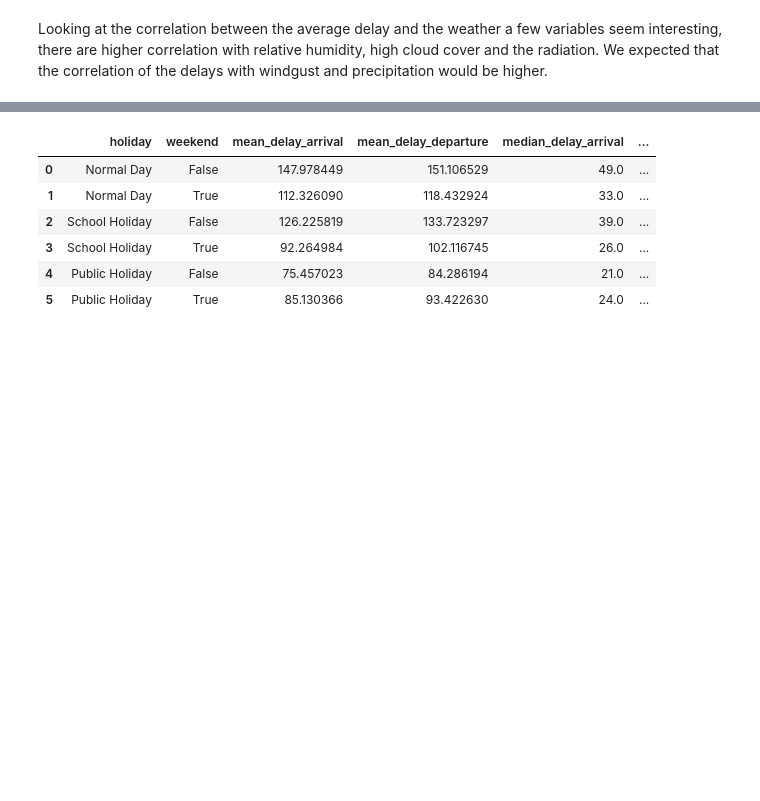
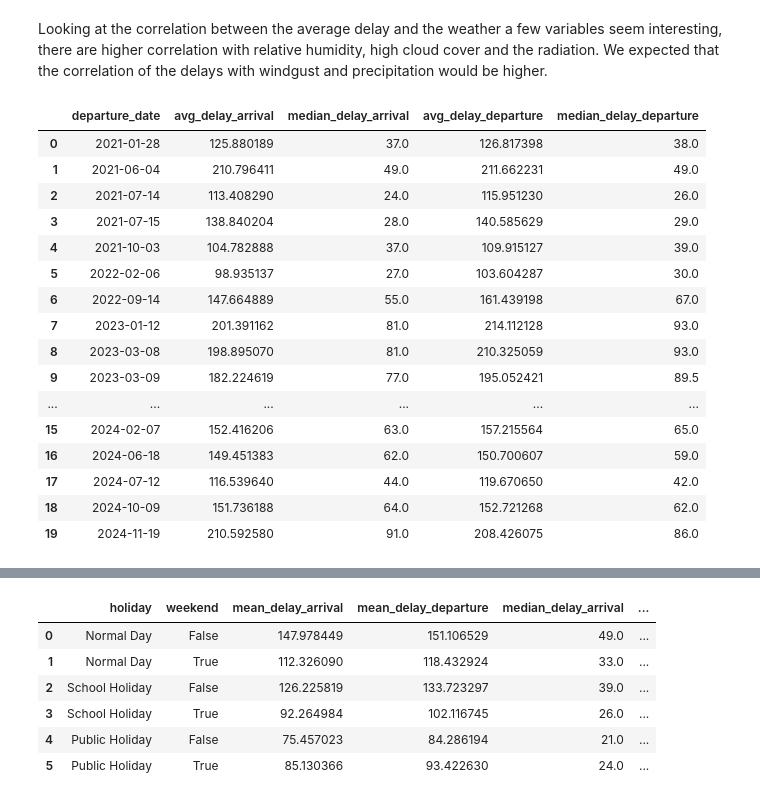
Before and after one commit to LeiY769/DataProject, a Jupyter notebook: eda.ipynb, the cells around one changed output, grey strips where cells are left out. Drawn from its saved outputs; the diff is of its cells as text; code cells hidden in the pictures; blank space fills up the shorter version.

Commit message:
Meteo eda + meteo impact on delay

```diff
--- a/eda.ipynb
+++ b/eda.ipynb
@@ -736,3 +736,47 @@ plt.show()
 [figure]
 # %% [markdown]
 Looking at the correlation between the average delay and the weather a few variables seem interesting, there are higher correlation with relative humidity, high cloud cover and the radiation. We expected that the correlation of the delays with windgust and precipitation would be higher.
+# %%
+#Milestone 2 weather update
+query = """
+WITH Top20PrecipitationDays AS (
+    SELECT date
+    FROM WEATHER
+    GROUP BY date
+    ORDER BY SUM(precipitation) DESC
+    LIMIT 20
+),
+DelayStats AS (
+    SELECT
+        TD.departure_date,
+        AVG(TD.delay_arrival) AS avg_delay_arrival,
+        PERCENTILE_CONT(0.5) WITHIN GROUP (ORDER BY TD.delay_arrival) AS median_delay_arrival,
+        AVG(TD.delay_departure) AS avg_delay_departure,
+        PERCENTILE_CONT(0.5) WITHIN GROUP (ORDER BY TD.delay_departure) AS median_delay_departure
+    FROM TRAIN_DATA TD
+    JOIN WEATHER W ON TD.departure_date = W.date
+    WHERE W.date IN (SELECT date FROM Top20PrecipitationDays)
+    GROUP BY TD.departure_date
+)
+SELECT * FROM DelayStats;"""
+
+df = pd.read_sql(sqla.text(query), connection)
+display(df)
+# %% [output]
+|  | departure_date | avg_delay_arrival | median_delay_arrival | avg_delay_departure | median_delay_departure |
+| 0 | 2021-01-28 | 125.880189 | 37.0 | 126.817398 | 38.0 |
+| 1 | 2021-06-04 | 210.796411 | 49.0 | 211.662231 | 49.0 |
+| 2 | 2021-07-14 | 113.408290 | 24.0 | 115.951230 | 26.0 |
+| 3 | 2021-07-15 | 138.840204 | 28.0 | 140.585629 | 29.0 |
+| 4 | 2021-10-03 | 104.782888 | 37.0 | 109.915127 | 39.0 |
+| 5 | 2022-02-06 | 98.935137 | 27.0 | 103.604287 | 30.0 |
+| 6 | 2022-09-14 | 147.664889 | 55.0 | 161.439198 | 67.0 |
+| 7 | 2023-01-12 | 201.391162 | 81.0 | 214.112128 | 93.0 |
+| 8 | 2023-03-08 | 198.895070 | 81.0 | 210.325059 | 93.0 |
+| 9 | 2023-03-09 | 182.224619 | 77.0 | 195.052421 | 89.5 |
+| ... | ... | ... | ... | ... | ... |
+| 15 | 2024-02-07 | 152.416206 | 63.0 | 157.215564 | 65.0 |
+| 16 | 2024-06-18 | 149.451383 | 62.0 | 150.700607 | 59.0 |
+| 17 | 2024-07-12 | 116.539640 | 44.0 | 119.670650 | 42.0 |
+| 18 | 2024-10-09 | 151.736188 | 64.0 | 152.721268 | 62.0 |
+| 19 | 2024-11-19 | 210.592580 | 91.0 | 208.426075 | 86.0 |
```
Also changed, not shown: parts of 4 cells of this notebook, 2 other files.
